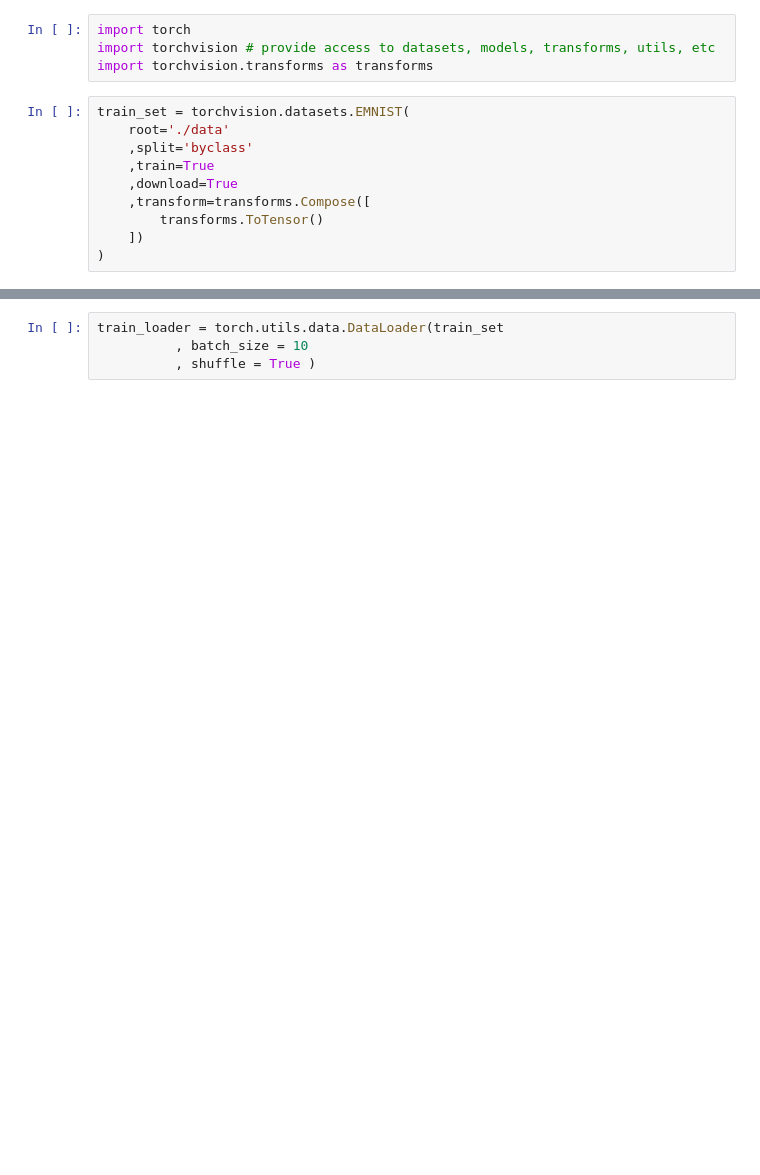
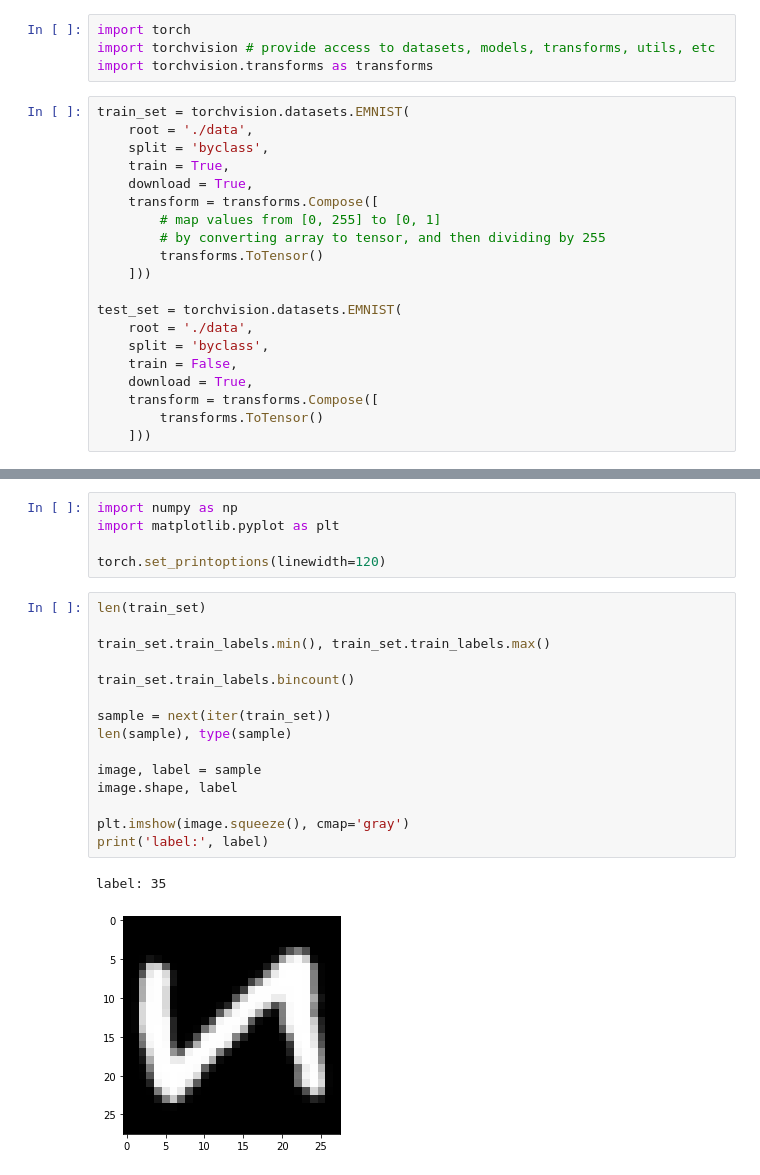
Before and after one commit to paishowstopper/TSAI, a Jupyter notebook: EVA5B2_Session3_Assignment.ipynb, the cells around one changed output, grey strips where cells are left out. Cells and saved outputs as stored; diff of their text form; blank space fills up the shorter version.

```diff
--- a/EVA5B2_Session3_Assignment.ipynb
+++ b/EVA5B2_Session3_Assignment.ipynb
@@ -4,11 +6,21 @@ import torchvision # provide access to datasets, models, transforms, utils, etc
 import torchvision.transforms as transforms
 # %%
 train_set = torchvision.datasets.EMNIST(
-    root='./data'
-    ,split='byclass'
-    ,train=True
-    ,download=True
-    ,transform=transforms.Compose([
+    root = './data',
+    split = 'byclass',
+    train = True,
+    download = True,
+    transform = transforms.Compose([
+        # map values from [0, 255] to [0, 1]
+        # by converting array to tensor, and then dividing by 255
         transforms.ToTensor()
-    ])
-)
+    ]))
+
+test_set = torchvision.datasets.EMNIST(
+    root = './data',
+    split = 'byclass',
+    train = False,
+    download = True,
+    transform = transforms.Compose([
+        transforms.ToTensor()
+    ]))
@@ -15,4 +38,23 @@ train_set = torchvision.datasets.EMNIST(
-# %%
-train_loader = torch.utils.data.DataLoader(train_set
-          , batch_size = 10
-          , shuffle = True )
+# %%
+import numpy as np
+import matplotlib.pyplot as plt
+
+torch.set_printoptions(linewidth=120)
+# %%
+len(train_set)
+
+train_set.train_labels.min(), train_set.train_labels.max()
+
+train_set.train_labels.bincount()
+
+sample = next(iter(train_set))
+len(sample), type(sample)
+
+image, label = sample
+image.shape, label
+
+plt.imshow(image.squeeze(), cmap='gray')
+print('label:', label)
+# %% [output]
+label: 35
+[figure, added]
```
Also changed, not shown: parts of 12 cells of this notebook.
